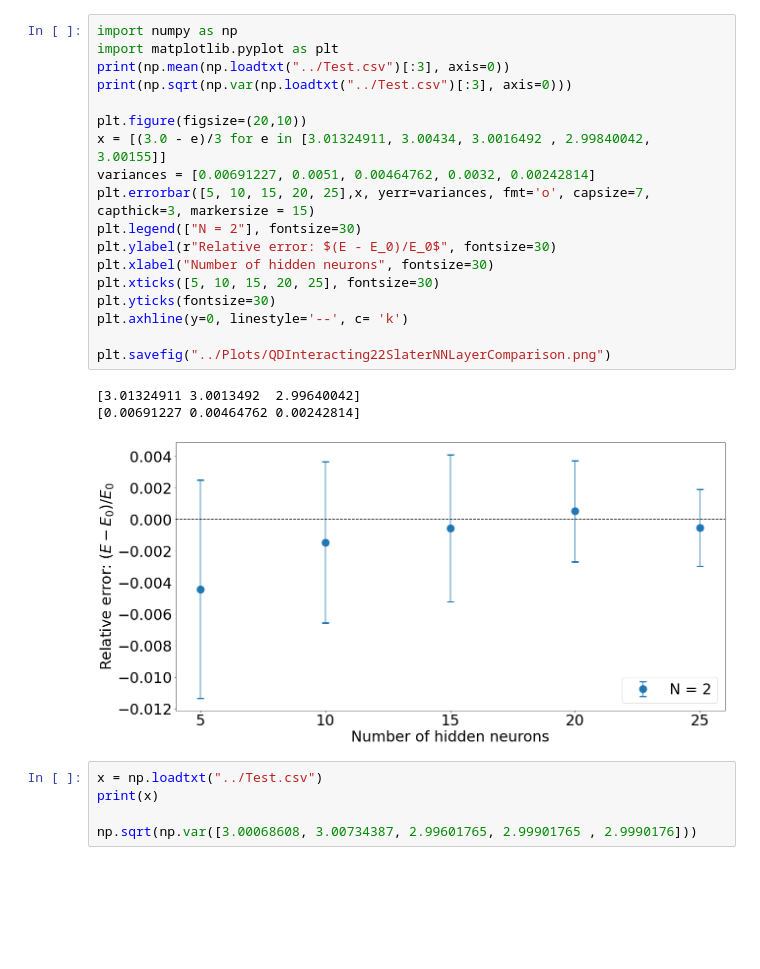
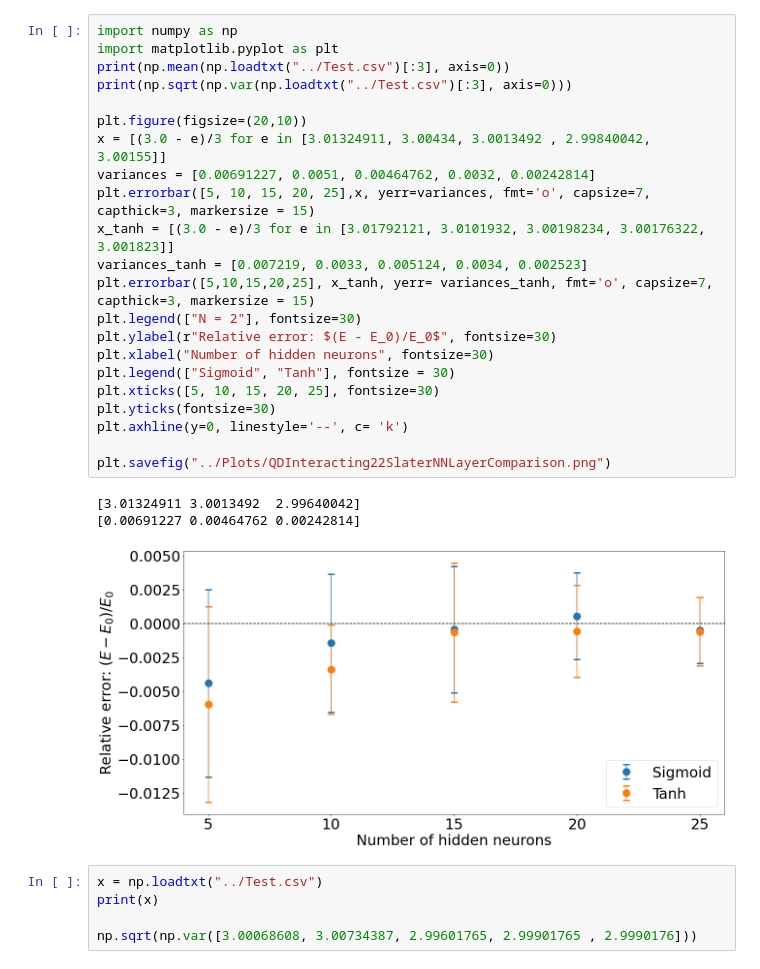
Before and after one commit to MartinKHovden/Thesis, a Jupyter notebook: VMC/src_V2/Simulations/Notebooks/QDInteractingSlaterNNLayerComparison.ipynb, the cells around one changed output. Saved outputs shown, nothing was run; the diff lists cells and outputs as text; blank space fills up the shorter version.

```diff
--- a/VMC/src_V2/Simulations/Notebooks/QDInteractingSlaterNNLayerComparison.ipynb
+++ b/VMC/src_V2/Simulations/Notebooks/QDInteractingSlaterNNLayerComparison.ipynb
@@ -1,25 +1,29 @@
 # %%
 import numpy as np
 import matplotlib.pyplot as plt
 print(np.mean(np.loadtxt("../Test.csv")[:3], axis=0))
 print(np.sqrt(np.var(np.loadtxt("../Test.csv")[:3], axis=0)))
 
 plt.figure(figsize=(20,10))
-x = [(3.0 - e)/3 for e in [3.01324911, 3.00434, 3.0016492 , 2.99840042, 3.00155]]
+x = [(3.0 - e)/3 for e in [3.01324911, 3.00434, 3.0013492 , 2.99840042, 3.00155]]
 variances = [0.00691227, 0.0051, 0.00464762, 0.0032, 0.00242814]
 plt.errorbar([5, 10, 15, 20, 25],x, yerr=variances, fmt='o', capsize=7, capthick=3, markersize = 15)
+x_tanh = [(3.0 - e)/3 for e in [3.01792121, 3.0101932, 3.00198234, 3.00176322, 3.001823]]
+variances_tanh = [0.007219, 0.0033, 0.005124, 0.0034, 0.002523]
+plt.errorbar([5,10,15,20,25], x_tanh, yerr= variances_tanh, fmt='o', capsize=7, capthick=3, markersize = 15)
 plt.legend(["N = 2"], fontsize=30)
 plt.ylabel(r"Relative error: $(E - E_0)/E_0$", fontsize=30)
 plt.xlabel("Number of hidden neurons", fontsize=30)
+plt.legend(["Sigmoid", "Tanh"], fontsize = 30)
 plt.xticks([5, 10, 15, 20, 25], fontsize=30)
 plt.yticks(fontsize=30)
 plt.axhline(y=0, linestyle='--', c= 'k')
 
 plt.savefig("../Plots/QDInteracting22SlaterNNLayerComparison.png")
 # %% [output]
 [3.01324911 3.0013492  2.99640042]
 [0.00691227 0.00464762 0.00242814]
-[figure, old version]
+[figure, new version]
 # %%
 x = np.loadtxt("../Test.csv")
 print(x)
```
Also changed, not shown: 21 other files.
